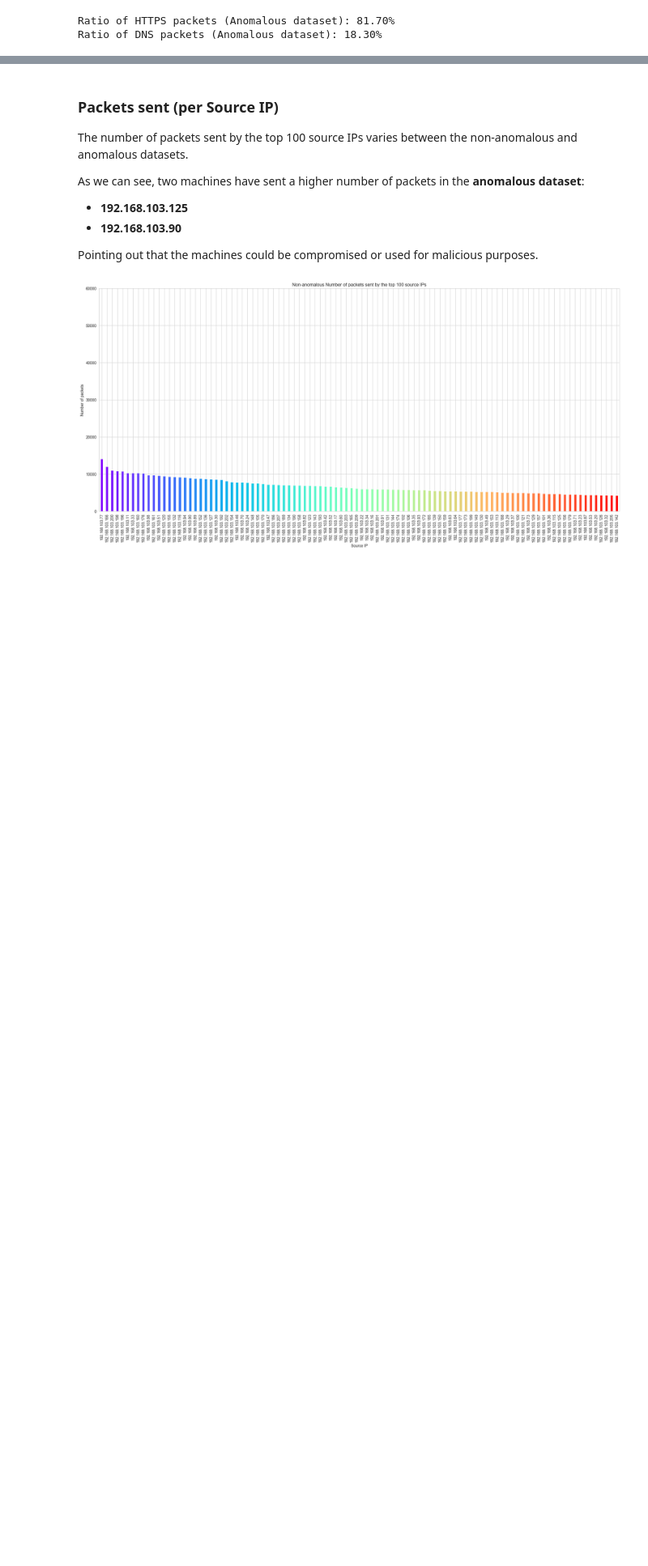
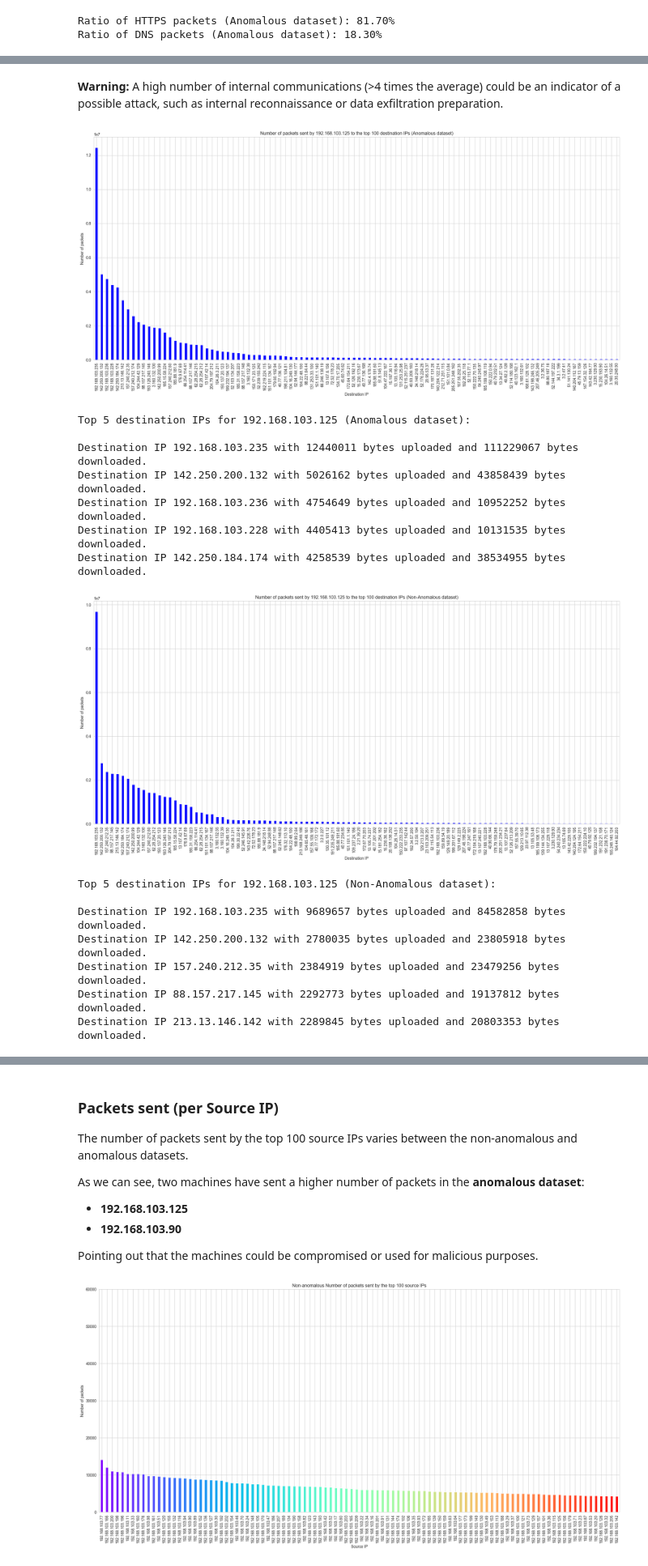
Before and after one commit to NiMouh/AD_SR, a Jupyter notebook: Project.ipynb, the cells around one changed output, grey strips where cells are left out. Shown at 81% size. Cells and saved outputs as stored; diff of their text form; code cells hidden in the pictures; blank space fills up the shorter version.

Commit message:
Added Internal Comms Rule

```diff
--- a/Project.ipynb
+++ b/Project.ipynb
@@ -173,0 +271,47 @@ Ratio of DNS packets (Anomalous dataset): 18.30%
+# %% [markdown]
+**Warning:** A high number of internal communications (>4 times the average) could be an indicator of a possible attack, such as internal reconnaissance or data exfiltration preparation.
+# %%
+def packets_send_by_source_ip(dataframe, ip, title_prefix='', top_n=100):
+    dataframe = dataframe.copy()
+    ip_data = dataframe[dataframe['src_ip'] == ip]
+
+    # Obtain the top 100 destination IPs and plot them in a graph by upload bytes
+    top_dst_ips = ip_data.groupby('dst_ip')['up_bytes'].sum().nlargest(top_n)
+
+    plt.figure(figsize=(20, 10))
+    top_dst_ips.plot(kind='bar', color='blue')
+    plt.title(f'Number of packets sent by {ip} to the top {top_n} destination IPs ({title_prefix} dataset)')
+    plt.xlabel('Destination IP')
+    plt.ylabel('Number of packets')
+    plt.xticks(rotation=90)
+    plt.tight_layout()
+    plt.show()
+
+    # Print the download and upload bytes for the top 5 destination IPs
+    print(f'Top 5 destination IPs for {ip} ({title_prefix} dataset):\n')
+    for dst_ip, up_bytes in top_dst_ips.head(5).items():
+        down_bytes = ip_data[ip_data['dst_ip'] == dst_ip]['down_bytes'].sum()
+        print(f'Destination IP {dst_ip} with {up_bytes} bytes uploaded and {down_bytes} bytes downloaded.')
+
+# Call the function for non-anomalous dataset
+packets_send_by_source_ip(anomalous_df, '192.168.103.125', title_prefix='Anomalous')
+packets_send_by_source_ip(non_anomalous_df, '192.168.103.125', title_prefix='Non-Anomalous')
+packets_send_by_source_ip(anomalous_df, '192.168.103.90', title_prefix='Anomalous')
+packets_send_by_source_ip(non_anomalous_df, '192.168.103.90', title_prefix='Non-Anomalous')
+# %% [output]
+[figure, added]
+Top 5 destination IPs for 192.168.103.125 (Anomalous dataset):
+
+Destination IP 192.168.103.235 with 12440011 bytes uploaded and 111229067 bytes downloaded.
+Destination IP 142.250.200.132 with 5026162 bytes uploaded and 43858439 bytes downloaded.
+Destination IP 192.168.103.236 with 4754649 bytes uploaded and 10952252 bytes downloaded.
+Destination IP 192.168.103.228 with 4405413 bytes uploaded and 10131535 bytes downloaded.
+Destination IP 142.250.184.174 with 4258539 bytes uploaded and 38534955 bytes downloaded.
+[figure, added]
+Top 5 destination IPs for 192.168.103.125 (Non-Anomalous dataset):
+
+Destination IP 192.168.103.235 with 9689657 bytes uploaded and 84582858 bytes downloaded.
+Destination IP 142.250.200.132 with 2780035 bytes uploaded and 23805918 bytes downloaded.
+Destination IP 157.240.212.35 with 2384919 bytes uploaded and 23479256 bytes downloaded.
+Destination IP 88.157.217.145 with 2292773 bytes uploaded and 19137812 bytes downloaded.
+Destination IP 213.13.146.142 with 2289845 bytes uploaded and 20803353 bytes downloaded.
```
Also changed, not shown: parts of 15 cells of this notebook.
